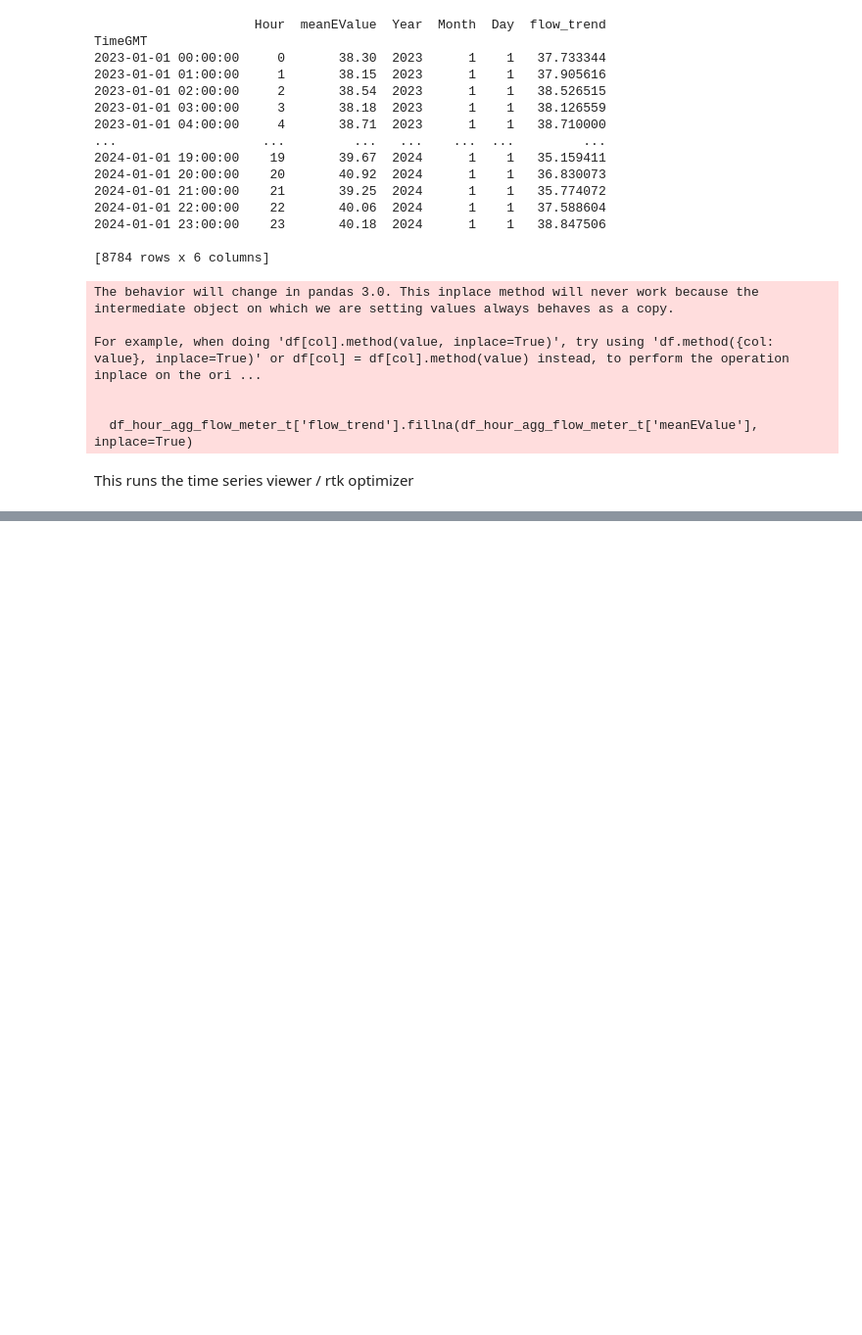
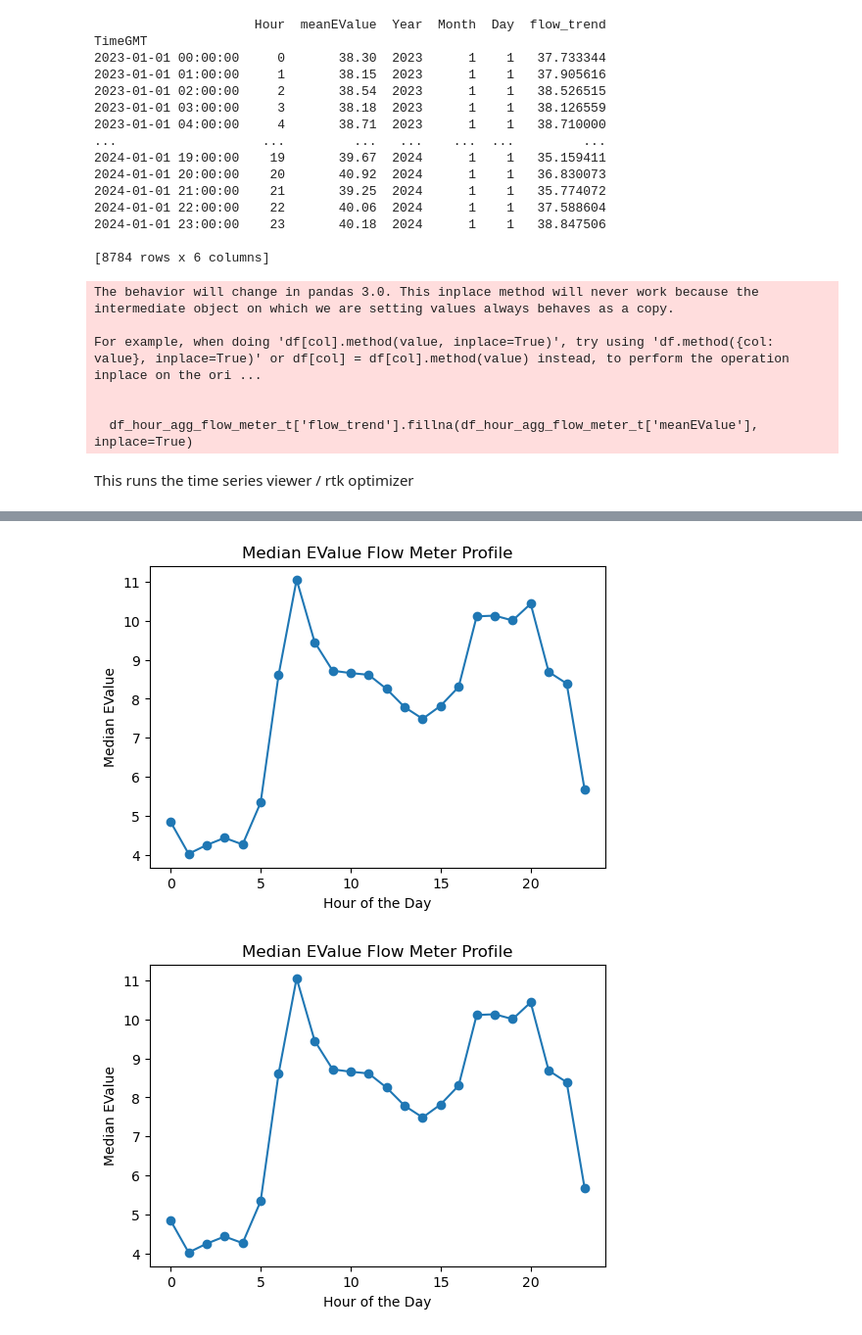
Before and after one commit to McGinty666/WWDS-project, a Jupyter notebook: scripts/main.ipynb, the cells around one changed output, grey strips where cells are left out. Shown at 98% size. Cells and saved outputs as stored; diff of their text form; code cells hidden in the pictures; blank space fills up the shorter version.

```diff
--- a/scripts/main.ipynb
+++ b/scripts/main.ipynb
@@ -293,7 +292,7 @@ if __name__ == "__main__":
     root.mainloop()
 
     # Access RTK parameters and synthetic flow after the main loop ends
-    R1, T1, K1, R2, T2, K2, df_synthetic_flow, flow_values = app2.get_rtk_parameters_and_synthetic_flow()
+    R1, T1, K1, R2, T2, K2, df_synthetic_flow, flow_values, df_hour_agg_flow_meter_adjusted = app2.get_rtk_parameters_and_synthetic_flow()
     print(f"Retrieved RTK Parameters Set 1: R1 = {R1}, T1 = {T1}, K1 = {K1}")
     print(f"Retrieved RTK Parameters Set 2: R2 = {R2}, T2 = {T2}, K2 = {K2}")
     print(df_synthetic_flow.head())
@@ -302,2 +317,4 @@ AttributeError: 'NoneType' object has no attribute 'empty'
+[figure, added]
+[figure, added]
 # %%
 print(df_synthetic_flow)
```
Also changed, not shown: parts of 9 cells of this notebook.
